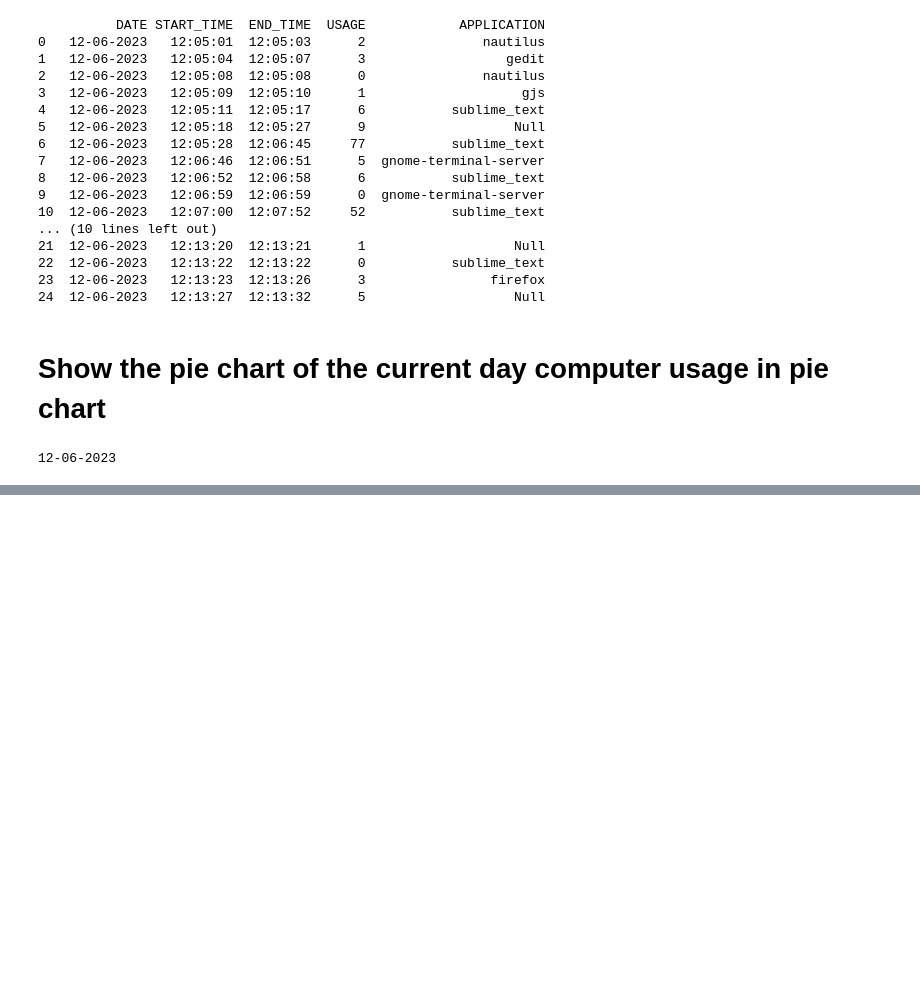
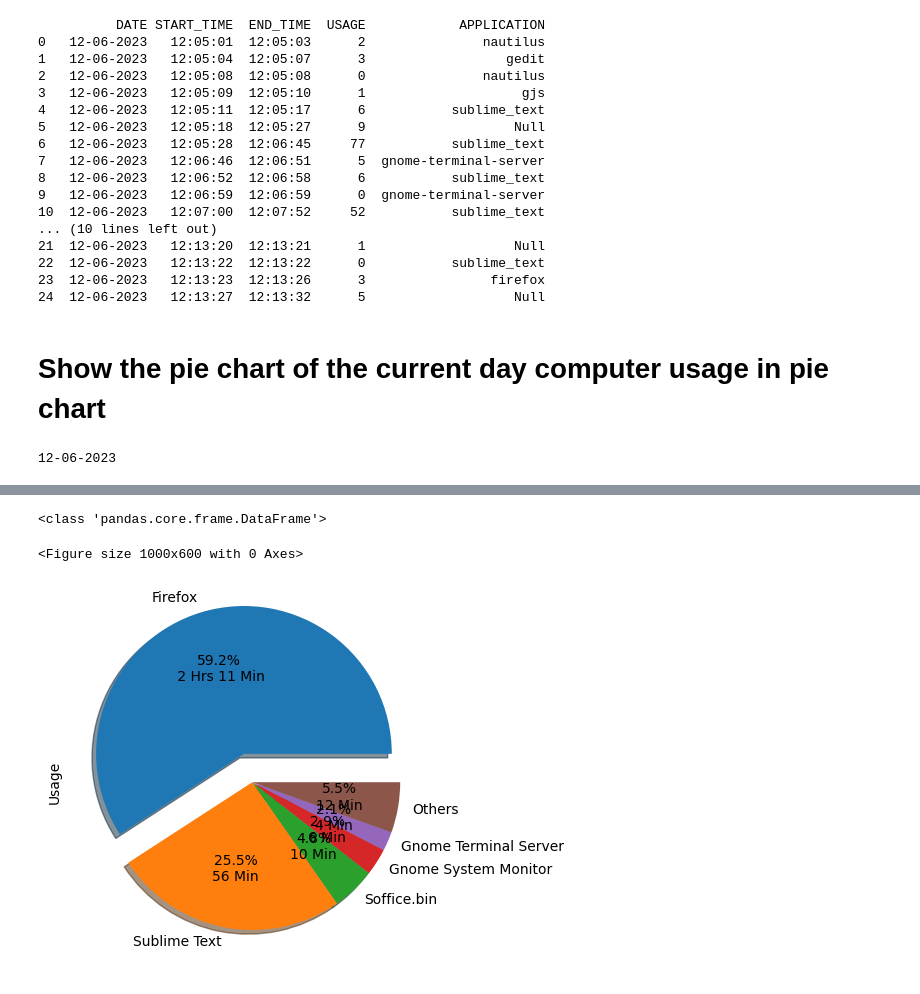
Before and after one commit to codebyAbhishekBharti/health-management-system, a Jupyter notebook: system_analyzer.ipynb, the cells around one changed output, grey strips where cells are left out. Saved outputs shown, nothing was run; the diff lists cells and outputs as text; code cells hidden in the pictures; blank space fills up the shorter version.

```diff
--- a/system_analyzer.ipynb
+++ b/system_analyzer.ipynb
@@ -97,0 +108,26 @@ plt.show()
+# %%
+import pandas as pd
+import matplotlib.pyplot as plt
+import numpy as np
+
+data = pd.DataFrame({
+    "Application": ["Firefox", "Sublime Text", "Soffice.bin", "Gnome System Monitor", "Gnome Terminal Server", "Others"],
+    "Usage": [7894, 3409, 635, 393, 277, 735]
+})
+print(type(data))
+def func(pct, allvalues):
+    absolute = pct / 100.*np.sum(allvalues)
+    hrs = int(absolute/3600)
+    min = int((absolute%3600)/60)
+    if hrs==0:
+        return f"{pct:.1f}%\n{min} Min"
+    return f"{pct:.1f}%\n {hrs} Hrs {min} Min"
+
+myexplode=[0.2,0,0,0,0,0]
+plt.figure(figsize=(10, 6))
+data.plot.pie(y="Usage", labels=data.loc[:,"Application"], autopct = lambda pct: func(pct, data.loc[:,"Usage"]), explode = myexplode, shadow = True,legend=False)
+plt.show()
+# %% [output]
+<class 'pandas.core.frame.DataFrame'>
+<Figure size 1000x600 with 0 Axes>
+[figure, added]
```
Also changed, not shown: parts of 3 cells of this notebook.
